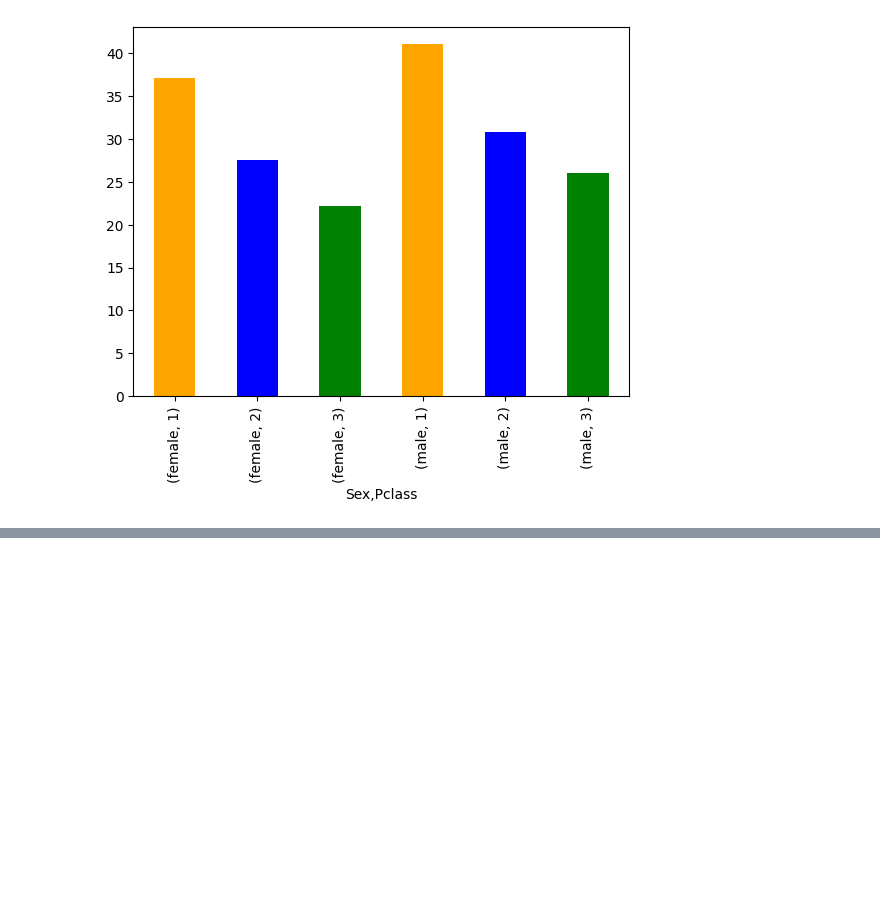
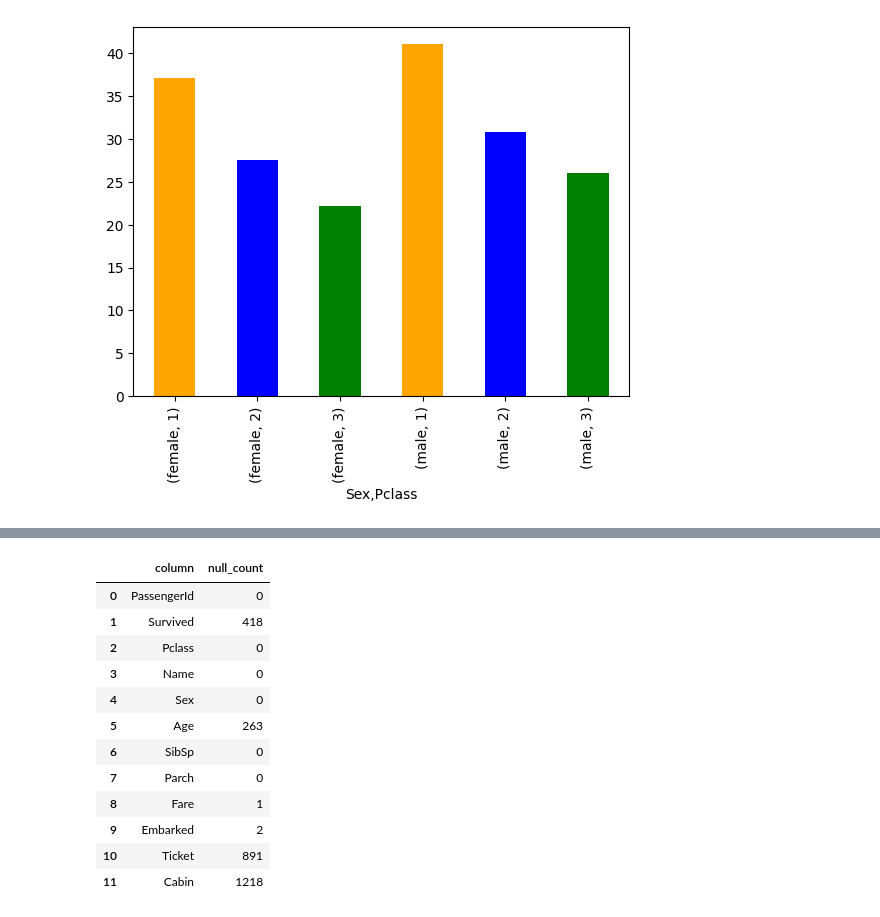
Before and after one commit to Himmu5/data-analysis, a Jupyter notebook: notebooks/titanic_data_analysis.ipynb, the cells around one changed output, grey strips where cells are left out. Drawn from its saved outputs; the diff is of its cells as text; code cells hidden in the pictures; blank space fills up the shorter version.

```diff
--- a/notebooks/titanic_data_analysis.ipynb
+++ b/notebooks/titanic_data_analysis.ipynb
@@ -209,0 +248,16 @@ passanger_test_data.groupby(['Sex', "Pclass"]).aggregate("Age").mean().plot.bar(
+# %%
+passanger_test_data.isnull().sum().reset_index(name='null_count').rename(columns={'index': 'column'})
+# %% [output]
+|  | column | null_count |
+| 0 | PassengerId | 0 |
+| 1 | Survived | 418 |
+| 2 | Pclass | 0 |
+| 3 | Name | 0 |
+| 4 | Sex | 0 |
+| 5 | Age | 263 |
+| 6 | SibSp | 0 |
+| 7 | Parch | 0 |
+| 8 | Fare | 1 |
+| 9 | Embarked | 2 |
+| 10 | Ticket | 891 |
+| 11 | Cabin | 1218 |
```
Also changed, not shown: parts of 6 cells of this notebook, 2 other files.
